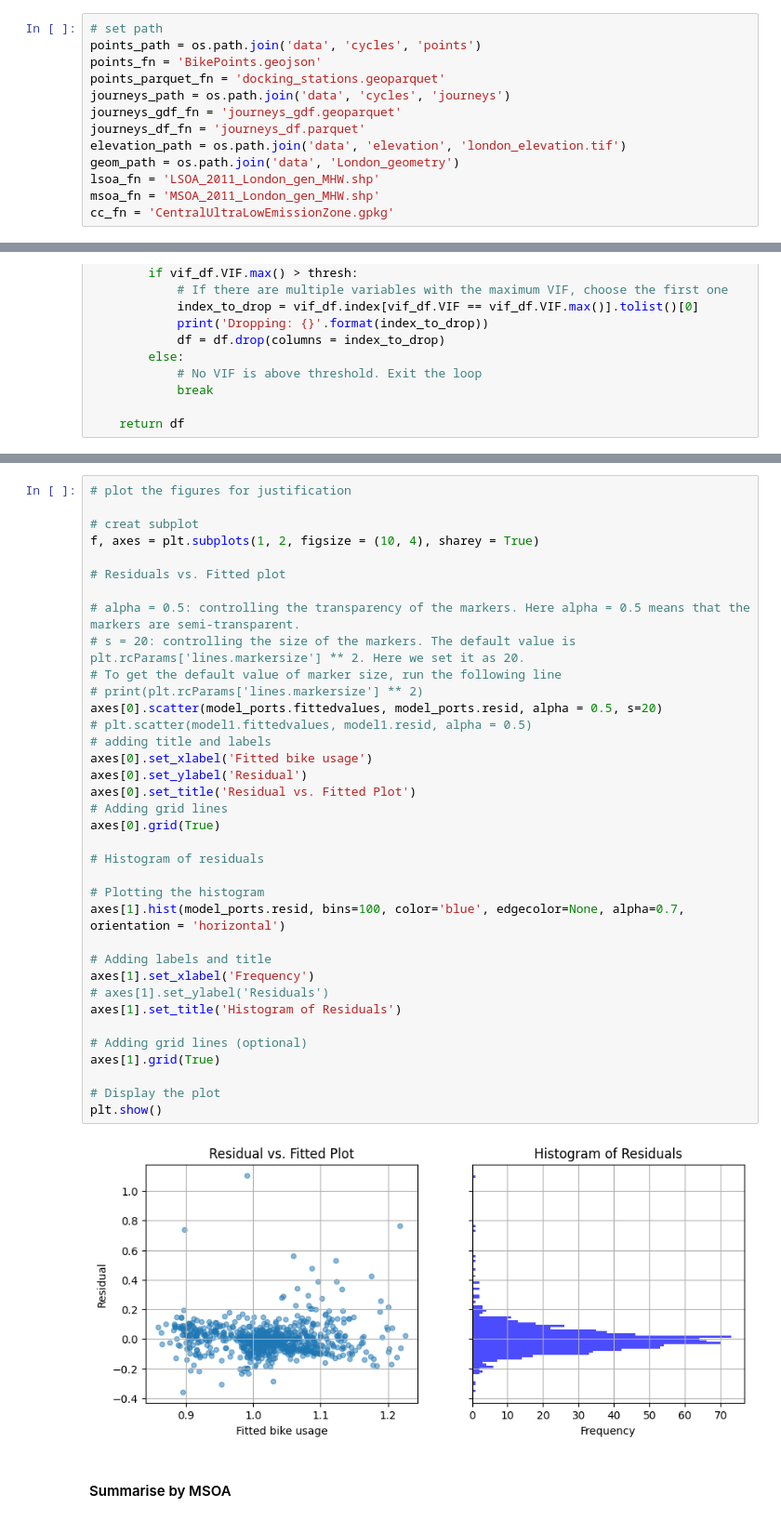
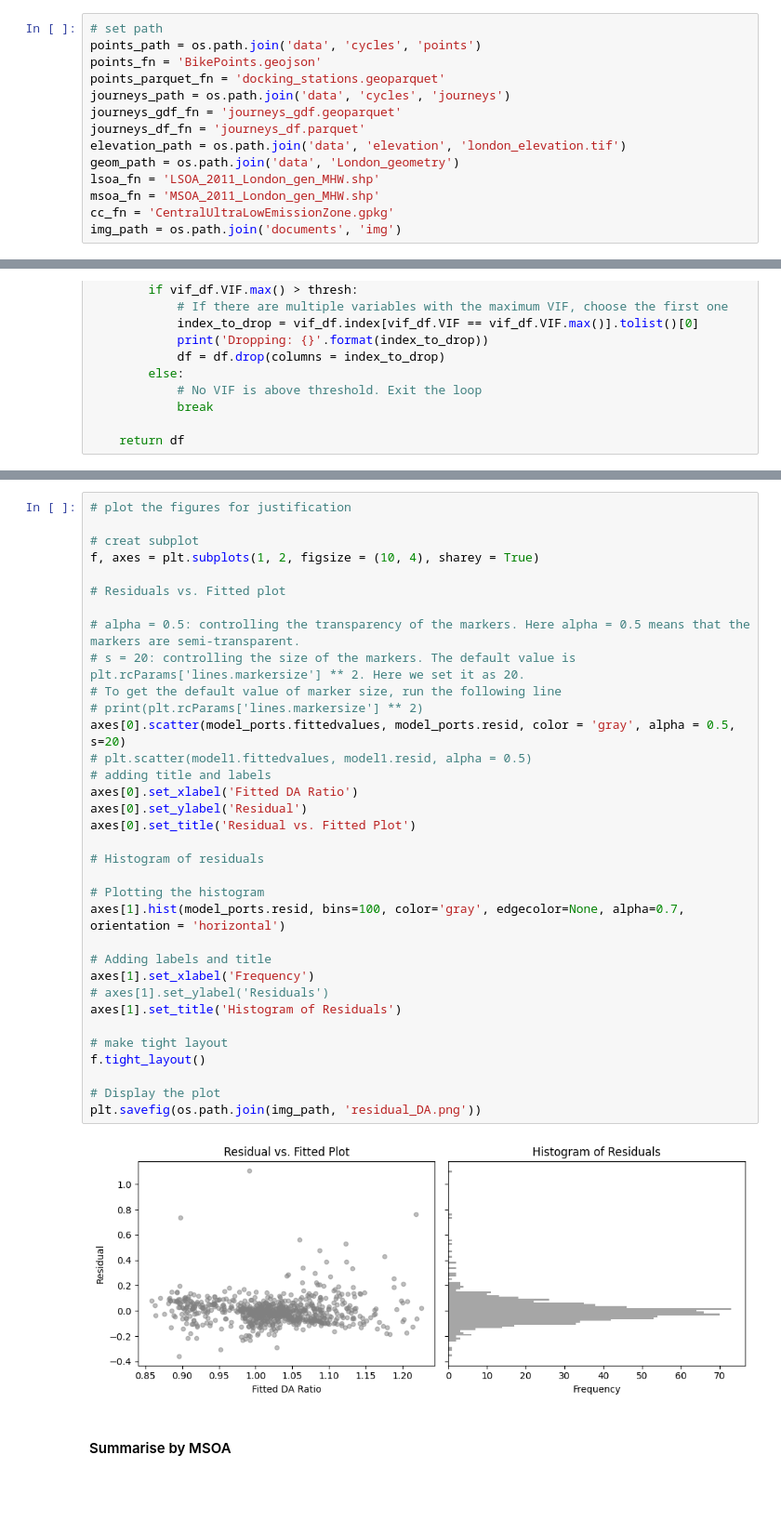
Before and after one commit to sokimura39/QM_Report, a Jupyter notebook: analysis.ipynb, the cells around one changed output, grey strips where cells are left out. Shown at 93% size. Cells and saved outputs as stored; diff of their text form; blank space fills up the shorter version.

```diff
--- a/analysis.ipynb
+++ b/analysis.ipynb
@@ -41,6 +41,7 @@ geom_path = os.path.join('data', 'London_geometry')
 lsoa_fn = 'LSOA_2011_London_gen_MHW.shp'
 msoa_fn = 'MSOA_2011_London_gen_MHW.shp'
 cc_fn = 'CentralUltraLowEmissionZone.gpkg'
+img_path = os.path.join('documents', 'img')
 # %%
 # load data
 journeys_gdf = gpd.read_parquet(os.path.join(journeys_path, journeys_gdf_fn))
@@ -510,41 +537,39 @@ strong multicollinearity or other numerical problems.
 # %%
 # plot the figures for justification
 
 # creat subplot
 f, axes = plt.subplots(1, 2, figsize = (10, 4), sharey = True)
 
 # Residuals vs. Fitted plot
 
 # alpha = 0.5: controlling the transparency of the markers. Here alpha = 0.5 means that the markers are semi-transparent.
 # s = 20: controlling the size of the markers. The default value is plt.rcParams['lines.markersize'] ** 2. Here we set it as 20.
 # To get the default value of marker size, run the following line
 # print(plt.rcParams['lines.markersize'] ** 2)
-axes[0].scatter(model_ports.fittedvalues, model_ports.resid, alpha = 0.5, s=20)
+axes[0].scatter(model_ports.fittedvalues, model_ports.resid, color = 'gray', alpha = 0.5, s=20)
 # plt.scatter(model1.fittedvalues, model1.resid, alpha = 0.5)
 # adding title and labels
-axes[0].set_xlabel('Fitted bike usage')
+axes[0].set_xlabel('Fitted DA Ratio')
 axes[0].set_ylabel('Residual')
 axes[0].set_title('Residual vs. Fitted Plot')
-# Adding grid lines
-axes[0].grid(True)
 
 # Histogram of residuals
 
 # Plotting the histogram
-axes[1].hist(model_ports.resid, bins=100, color='blue', edgecolor=None, alpha=0.7, orientation = 'horizontal')
+axes[1].hist(model_ports.resid, bins=100, color='gray', edgecolor=None, alpha=0.7, orientation = 'horizontal')
 
 # Adding labels and title
 axes[1].set_xlabel('Frequency')
 # axes[1].set_ylabel('Residuals')
 axes[1].set_title('Histogram of Residuals')
 
-# Adding grid lines (optional)
-axes[1].grid(True)
+# make tight layout
+f.tight_layout()
 
 # Display the plot
-plt.show()
+plt.savefig(os.path.join(img_path, 'residual_DA.png'))
 # %% [output]
-[figure, old version]
+[figure, new version]
 # %% [markdown]
 #### Summarise by MSOA
 # %%
```
Also changed, not shown: parts of 20 cells of this notebook, 23 other files.
